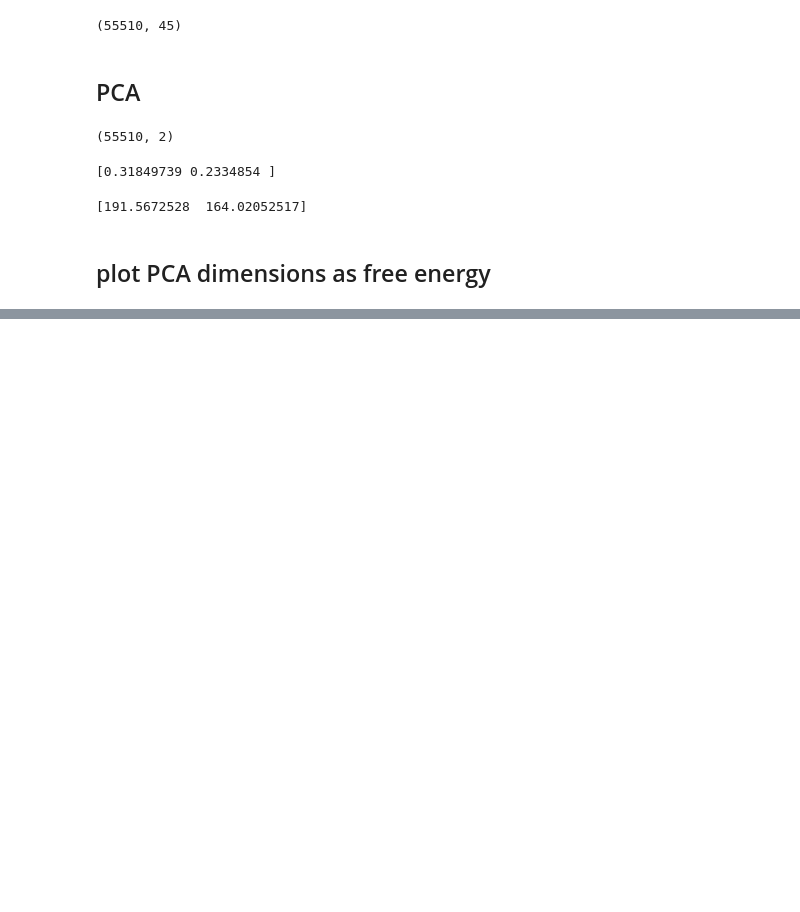
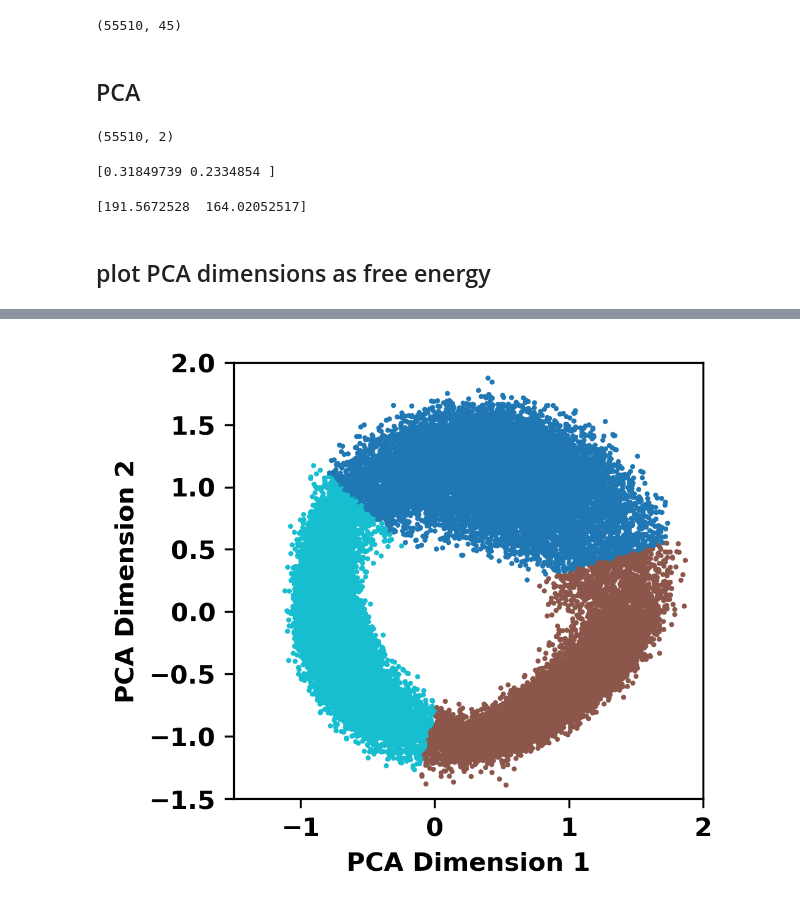
Before and after one commit to euhruska/PCA, a Jupyter notebook: pca.ipynb, the cells around one changed output, grey strips where cells are left out. Saved outputs shown, nothing was run; the diff lists cells and outputs as text; code cells hidden in the pictures; blank space fills up the shorter version.

```diff
--- a/pca.ipynb
+++ b/pca.ipynb
@@ -92,0 +100,4 @@ plt.show()
+# %%
+from sklearn.cluster import KMeans
+kmeans=KMeans(n_clusters=3, random_state=0)
+kmeans_clusters=kmeans.fit_predict(pca_output[:,:10])
@@ -92,0 +108,10 @@ plt.show()
+# %%
+plt.figure(figsize=(3.3,3.15))
+plt.scatter(pca_output[:,0],pca_output[:,1], c=kmeans_clusters, s=1, cmap='tab10')
+plt.xlabel('PCA Dimension 1')
+plt.ylabel('PCA Dimension 2')
+plt.xlim((-1.5,2))
+plt.ylim((-1.5,2))
+plt.show()
+# %% [output]
+[figure, added]
```
Also changed, not shown: parts of 5 cells of this notebook.
